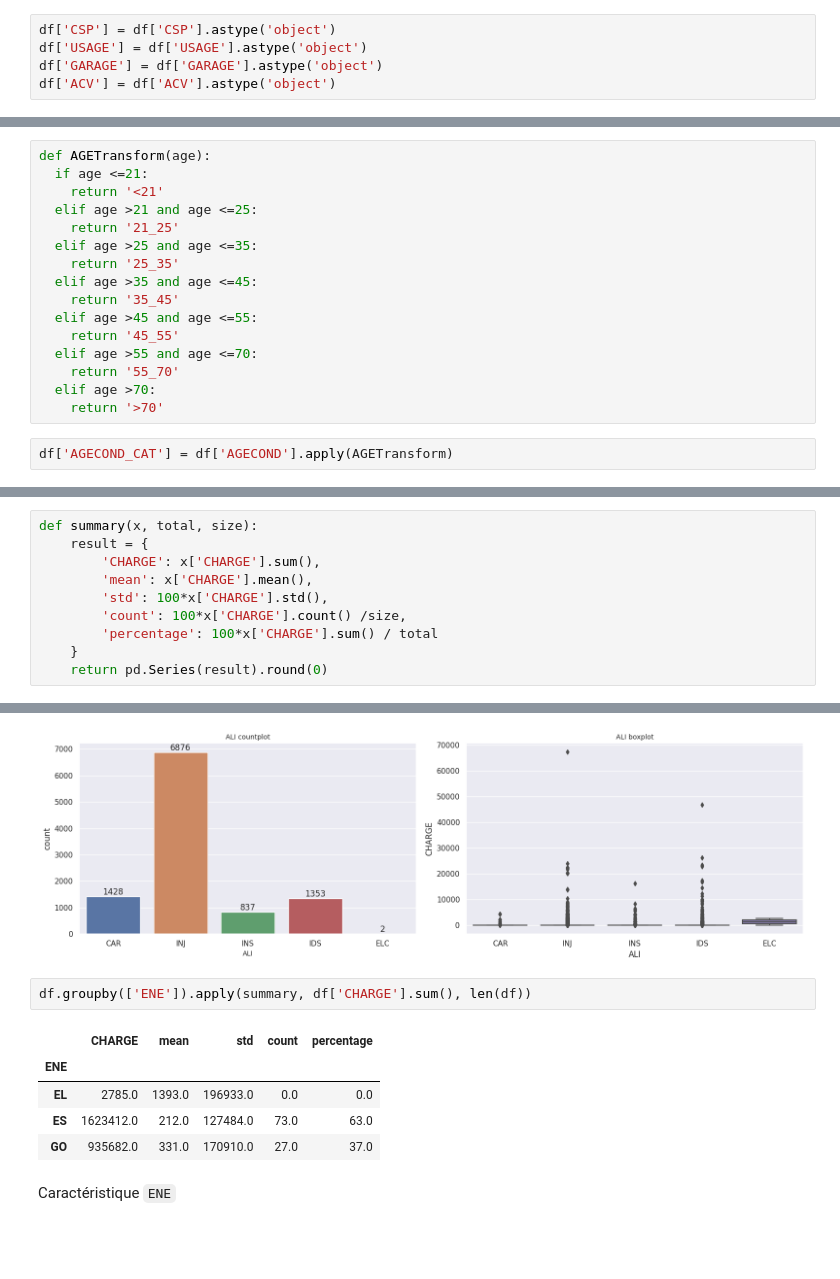
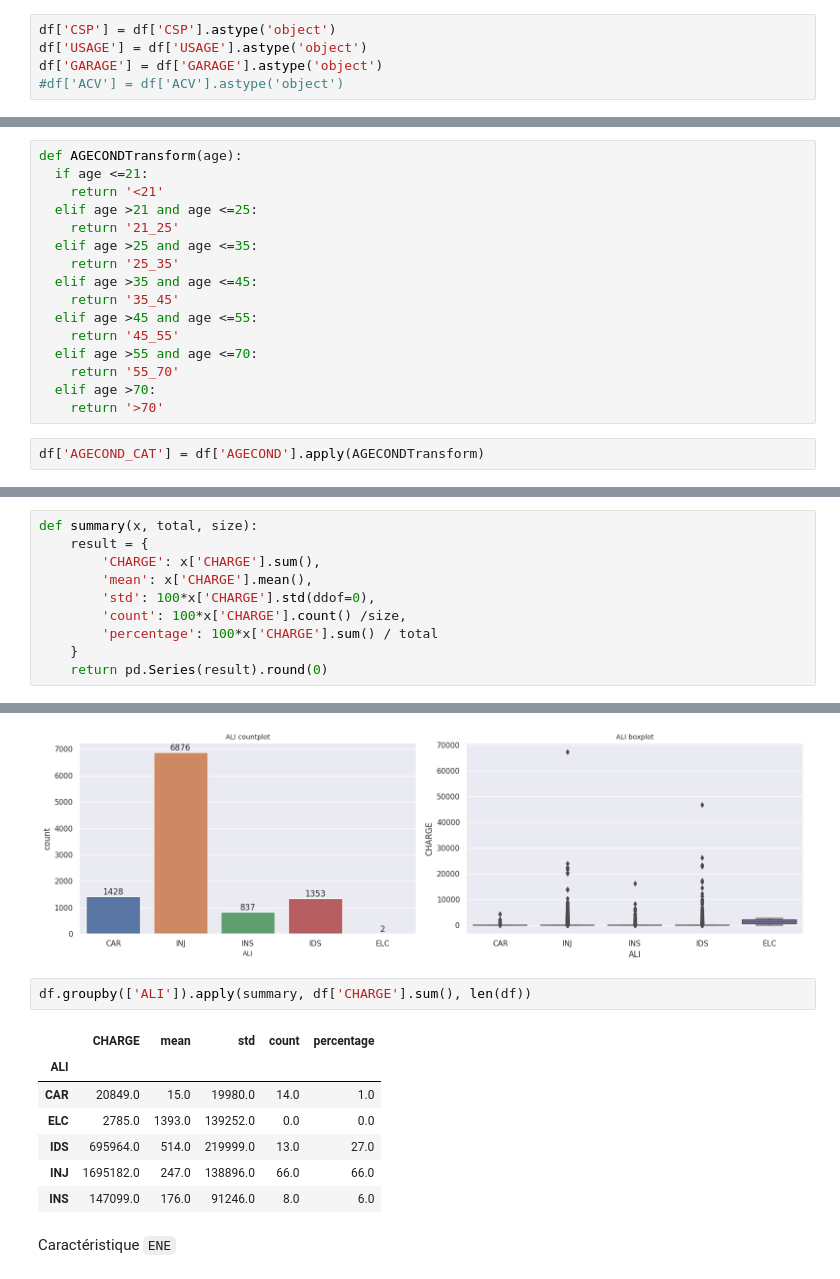
Before and after one commit to aderdouri/ActuarialThesis, a Jupyter notebook: Notebooks/myExploratoryDataAnalysis.ipynb, the cells around one changed output, grey strips where cells are left out. Drawn from its saved outputs; the diff is of its cells as text; blank space fills up the shorter version.

```diff
--- a/Notebooks/myExploratoryDataAnalysis.ipynb
+++ b/Notebooks/myExploratoryDataAnalysis.ipynb
@@ -269,7 +271,7 @@ Les caractéristiques `CSP`, `USAGE` et `GARAGE`, même s'ils sont présente dan
 df['CSP'] = df['CSP'].astype('object')
 df['USAGE'] = df['USAGE'].astype('object')
 df['GARAGE'] = df['GARAGE'].astype('object')
-df['ACV'] = df['ACV'].astype('object')
+#df['ACV'] = df['ACV'].astype('object')
 # %%
 categorical_features = list(df.select_dtypes(include=['object']).columns)
 print("Categorical features in Train data : {} features".format(len(categorical_features)))
@@ -444,7 +465,7 @@ num_plot(df, 'PERMIS')
 # %% [markdown]
 ### Caractéristique `AGECOND`
 # %%
-def AGETransform(age):
+def AGECONDTransform(age):
   if age <=21:
     return '<21'
   elif age >21 and age <=25:
@@ -460,7 +481,7 @@ def AGETransform(age):
   elif age >70:
     return '>70'
 # %%
-df['AGECOND_CAT'] = df['AGECOND'].apply(AGETransform)
+df['AGECOND_CAT'] = df['AGECOND'].apply(AGECONDTransform)
 # %%
 df.groupby(['AGECOND_CAT'])['CHARGE'].describe(percentiles=[])
 # %% [output]
@@ -507,7 +548,7 @@ def summary(x, total, size):
     result = {
         'CHARGE': x['CHARGE'].sum(),
         'mean': x['CHARGE'].mean(),
-        'std': 100*x['CHARGE'].std(),
+        'std': 100*x['CHARGE'].std(ddof=0),
         'count': 100*x['CHARGE'].count() /size,
         'percentage': 100*x['CHARGE'].sum() / total
     }
@@ -565,13 +631,15 @@ cat_plot(df, 'ALI')
 # %% [output]
 [figure]
 # %%
-df.groupby(['ENE']).apply(summary, df['CHARGE'].sum(), len(df))
+df.groupby(['ALI']).apply(summary, df['CHARGE'].sum(), len(df))
 # %% [output]
 |  | CHARGE | mean | std | count | percentage |
-| ENE |  |  |  |  |  |
-| EL | 2785.0 | 1393.0 | 196933.0 | 0.0 | 0.0 |
-| ES | 1623412.0 | 212.0 | 127484.0 | 73.0 | 63.0 |
-| GO | 935682.0 | 331.0 | 170910.0 | 27.0 | 37.0 |
+| ALI |  |  |  |  |  |
+| CAR | 20849.0 | 15.0 | 19980.0 | 14.0 | 1.0 |
+| ELC | 2785.0 | 1393.0 | 139252.0 | 0.0 | 0.0 |
+| IDS | 695964.0 | 514.0 | 219999.0 | 13.0 | 27.0 |
+| INJ | 1695182.0 | 247.0 | 138896.0 | 66.0 | 66.0 |
+| INS | 147099.0 | 176.0 | 91246.0 | 8.0 | 6.0 |
 # %% [markdown]
 Caractéristique `ENE`
 # %%
```
Also changed, not shown: parts of 24 cells of this notebook.
